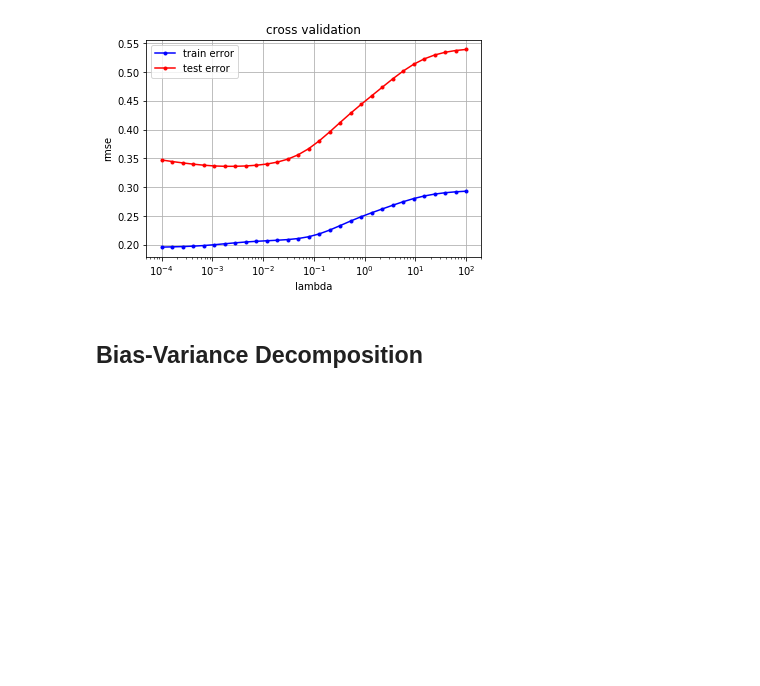
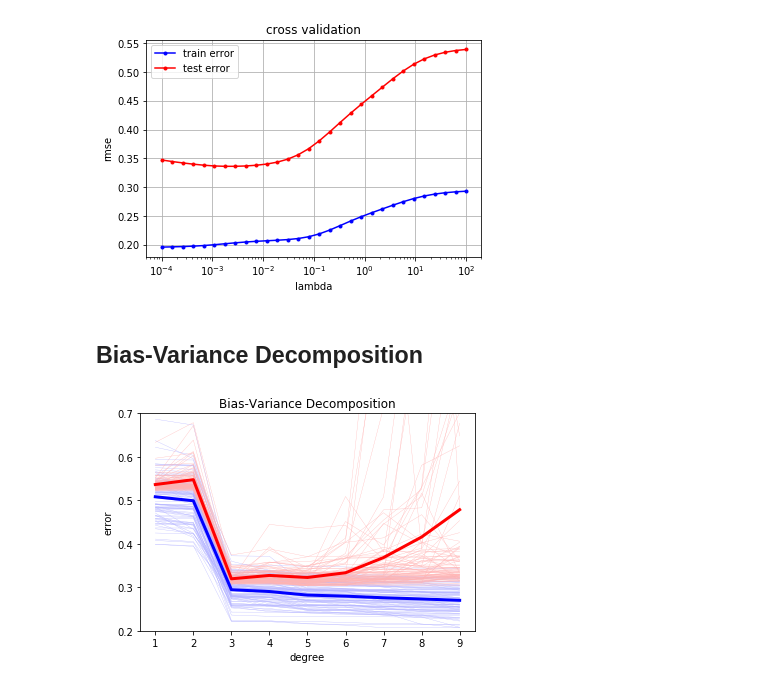
Before and after one commit to manzocec/MachineLearning_Training, a Jupyter notebook: Lab04_BiasVariance/ex04.ipynb, the cells around one changed output. Cells and saved outputs as stored; diff of their text form; code cells hidden in the pictures; blank space fills up the shorter version.

```diff
--- a/Lab04_BiasVariance/ex04.ipynb
+++ b/Lab04_BiasVariance/ex04.ipynb
@@ -113,31 +115,34 @@ cross_validation_demo(x, y)
 # %%
 def bias_variance_demo():
     """The entry."""
     # define parameters
     seeds = range(100)
     num_data = 10000
     ratio_train = 0.005
     degrees = range(1, 10)
 
     # define list to store the variable
     rmse_tr = np.empty((len(seeds), len(degrees)))
     rmse_te = np.empty((len(seeds), len(degrees)))
 
     for index_seed, seed in enumerate(seeds):
         np.random.seed(seed)
         x = np.linspace(0.1, 2 * np.pi, num_data)
         y = np.sin(x) + 0.3 * np.random.randn(num_data).T
-        # ***************************************************
-        # INSERT YOUR CODE HERE
-        # split data with a specific seed: TODO
-        # ***************************************************
-        raise NotImplementedError
-        # ***************************************************
-        # INSERT YOUR CODE HERE
-        # bias_variance_decomposition: TODO
-        # ***************************************************
-        raise NotImplementedError
+        x_tr, x_te, y_tr, y_te = split_data(x, y, ratio=ratio_train, seed=seed)
+
+        for index_degree, degree in enumerate(degrees):
+            # form polynomial data
+            phi_tr = build_poly(x_tr, degree)
+            phi_te = build_poly(x_te, degree)
+            # least square
+            w, _ = least_squares(y_tr, phi_tr)
+            # calculate the rmse for train and test
+            rmse_tr[index_seed, index_degree] = np.sqrt(2 * compute_mse(y_tr, phi_tr, w))
+            rmse_te[index_seed, index_degree] = np.sqrt(2 * compute_mse(y_te, phi_te, w))
 
     bias_variance_decomposition_visualization(degrees, rmse_tr, rmse_te)
 
 bias_variance_demo()
+# %% [output]
+[figure, added]
```
Also changed, not shown: parts of 1 cell of this notebook, 3 other files.
